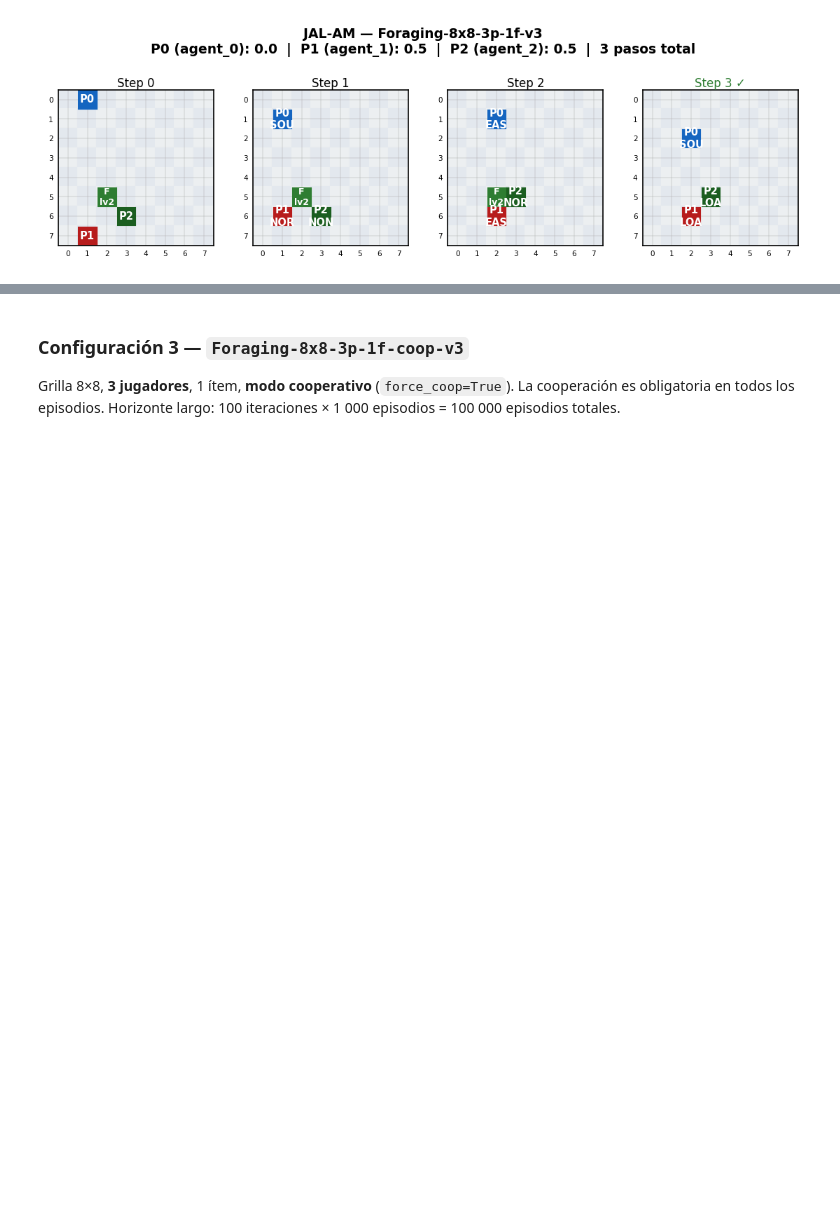
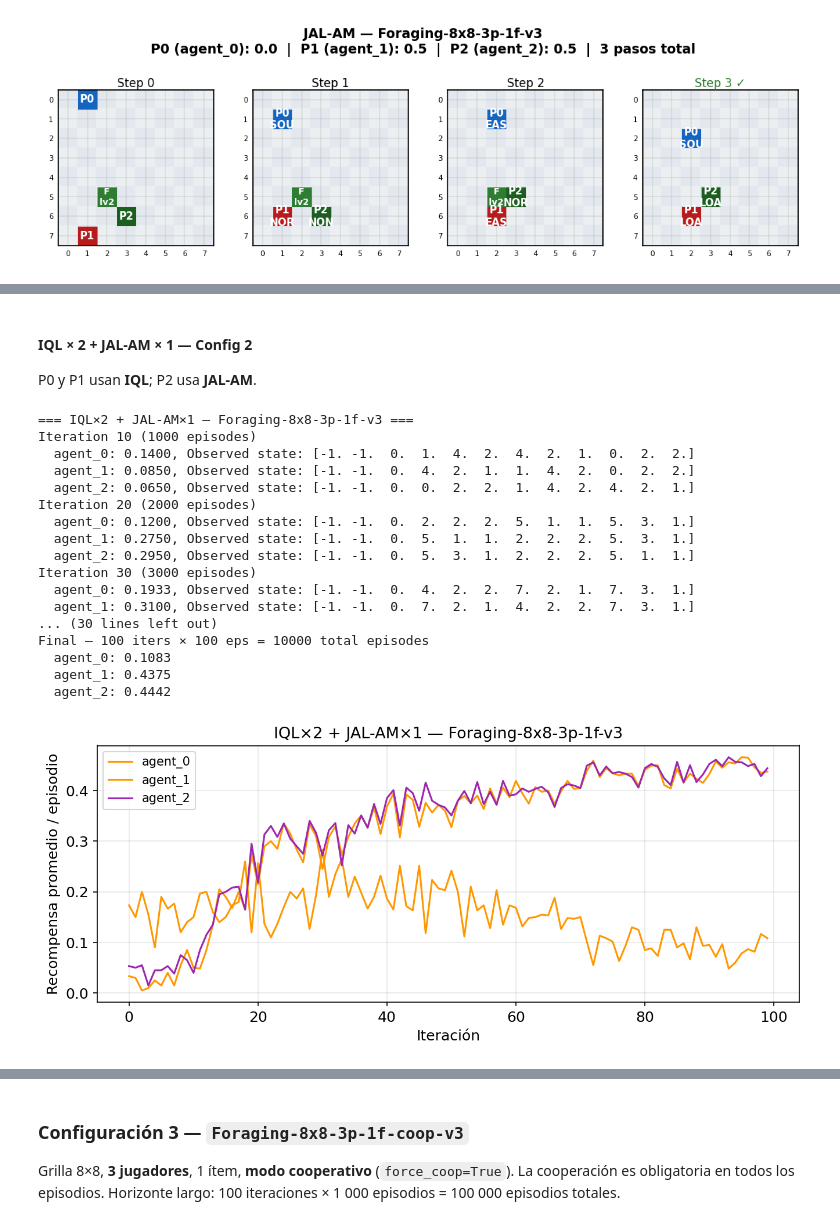
Before and after one commit to mmussio85/simultaneous-games, a Jupyter notebook: Foraging.ipynb, the cells around one changed output, grey strips where cells are left out. Cells and saved outputs as stored; diff of their text form; code cells hidden in the pictures; blank space fills up the shorter version.

```diff
--- a/Foraging.ipynb
+++ b/Foraging.ipynb
@@ -553,0 +758,44 @@ show_trained_game(game_jalam_2, agents_jalam_2, f'JAL-AM — {configurations["2"
+# %% [markdown]
+#### IQL × 2 + JAL-AM × 1 — Config 2
+
+P0 y P1 usan **IQL**; P2 usa **JAL-AM**.
+# %%
+# ── IQL×2 + JAL-AM×1 — Config 2: Foraging-8x8-3p-1f-v3 ──────────────────────
+config = configurations['2']
+game_iql2jalam_2 = Foraging(config=config['game'], seed=1)
+agents_iql2jalam_2 = {
+    game_iql2jalam_2.agents[0]: IndependentQLearning(game=game_iql2jalam_2, agent=game_iql2jalam_2.agents[0], **config['iql']),
+    game_iql2jalam_2.agents[1]: IndependentQLearning(game=game_iql2jalam_2, agent=game_iql2jalam_2.agents[1], **config['iql']),
+    game_iql2jalam_2.agents[2]: JointActionLearningAM(game=game_iql2jalam_2, agent=game_iql2jalam_2.agents[2], **config['jalam']),
+}
+
+print(f"=== IQL×2 + JAL-AM×1 — {config['game']} ===")
+avg_iql2jalam_2 = train(game_iql2jalam_2, agents_iql2jalam_2, config['train_config'], progress=True)
+
+plot_training(avg_iql2jalam_2,
+              title=f"IQL×2 + JAL-AM×1 — {config['game']}",
+              colors=[COLORS['IQL'], '#FF5722', JAL_AM_PALETTE[0]],
+              save_path='figures/Foraging/iql2jalam_config2_training.png')
+
+for a in game_iql2jalam_2.agents:
+    agents_iql2jalam_2[a].epsilon = 0.0
+    agents_iql2jalam_2[a].alpha   = 0.0
+# %% [output]
+=== IQL×2 + JAL-AM×1 — Foraging-8x8-3p-1f-v3 ===
+Iteration 10 (1000 episodes)
+  agent_0: 0.1400, Observed state: [-1. -1.  0.  1.  4.  2.  4.  2.  1.  0.  2.  2.]
+  agent_1: 0.0850, Observed state: [-1. -1.  0.  4.  2.  1.  1.  4.  2.  0.  2.  2.]
+  agent_2: 0.0650, Observed state: [-1. -1.  0.  0.  2.  2.  1.  4.  2.  4.  2.  1.]
+Iteration 20 (2000 episodes)
+  agent_0: 0.1200, Observed state: [-1. -1.  0.  2.  2.  2.  5.  1.  1.  5.  3.  1.]
+  agent_1: 0.2750, Observed state: [-1. -1.  0.  5.  1.  1.  2.  2.  2.  5.  3.  1.]
+  agent_2: 0.2950, Observed state: [-1. -1.  0.  5.  3.  1.  2.  2.  2.  5.  1.  1.]
+Iteration 30 (3000 episodes)
+  agent_0: 0.1933, Observed state: [-1. -1.  0.  4.  2.  2.  7.  2.  1.  7.  3.  1.]
+  agent_1: 0.3100, Observed state: [-1. -1.  0.  7.  2.  1.  4.  2.  2.  7.  3.  1.]
+... (30 lines left out)
+Final — 100 iters × 100 eps = 10000 total episodes
+  agent_0: 0.1083
+  agent_1: 0.4375
+  agent_2: 0.4442
+[figure, added]
```
Also changed, not shown: parts of 28 cells of this notebook.
